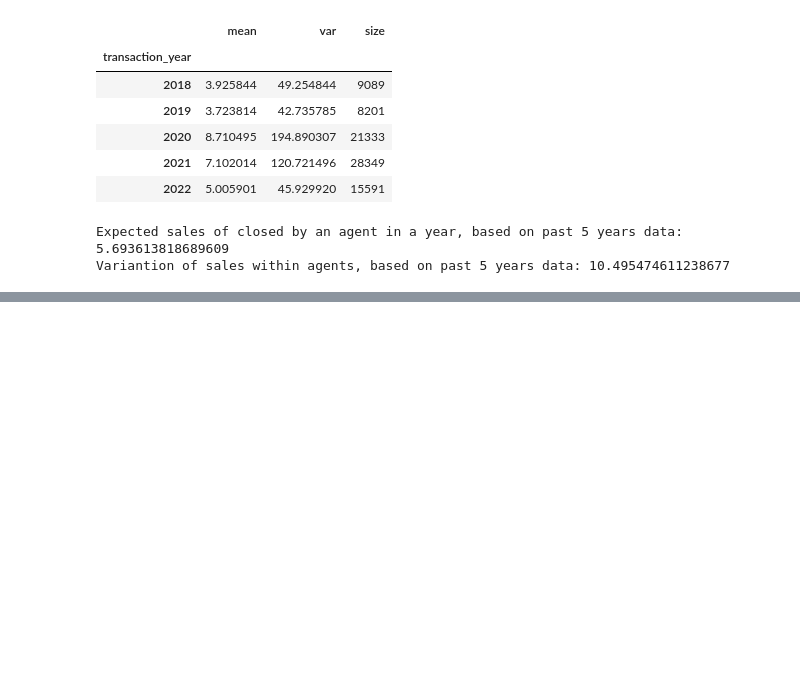
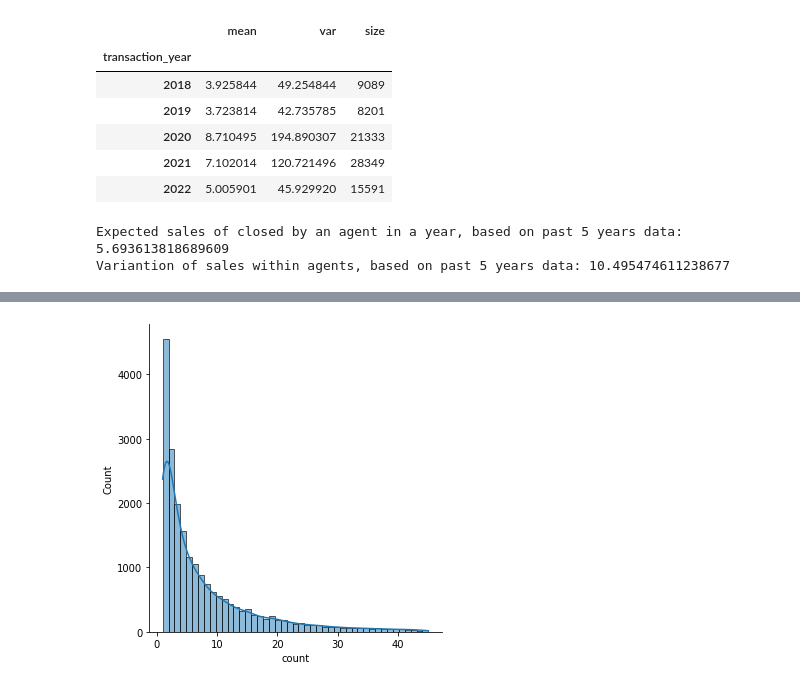
Before and after one commit to bennychanya/Govtech_TAP, a Jupyter notebook: Section_1.ipynb, the cells around one changed output, grey strips where cells are left out. Drawn from its saved outputs; the diff is of its cells as text; code cells hidden in the pictures; blank space fills up the shorter version.

```diff
--- a/Section_1.ipynb
+++ b/Section_1.ipynb
@@ -178,0 +208,4 @@ Variantion of sales within agents, based on past 5 years data: 10.49547461123867
+# %%
+sns.displot(filtered_new[filtered_new['transaction_year'] == 2020]['count'], bins = filtered_new[filtered_new['transaction_year'] == 2020]['count'].max(), kde=True);
+# %% [output]
+[figure, added]
```
Also changed, not shown: parts of 10 cells of this notebook.
